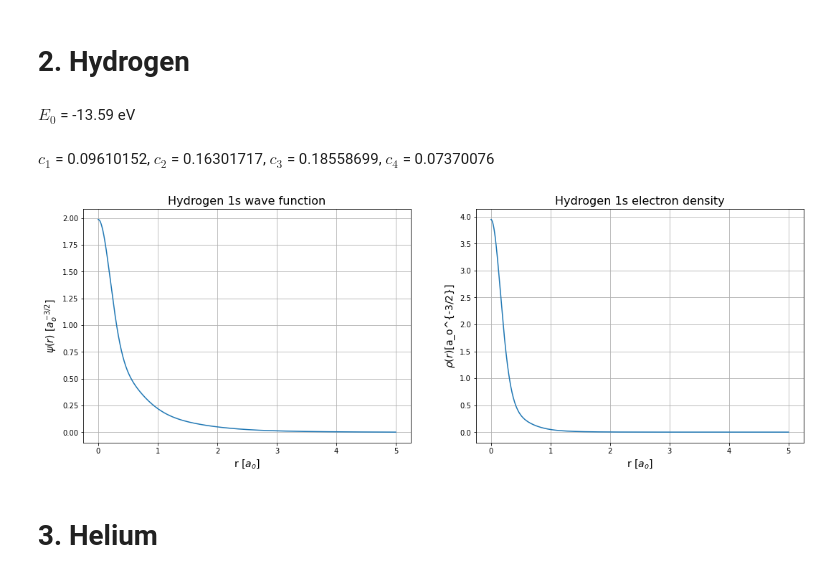
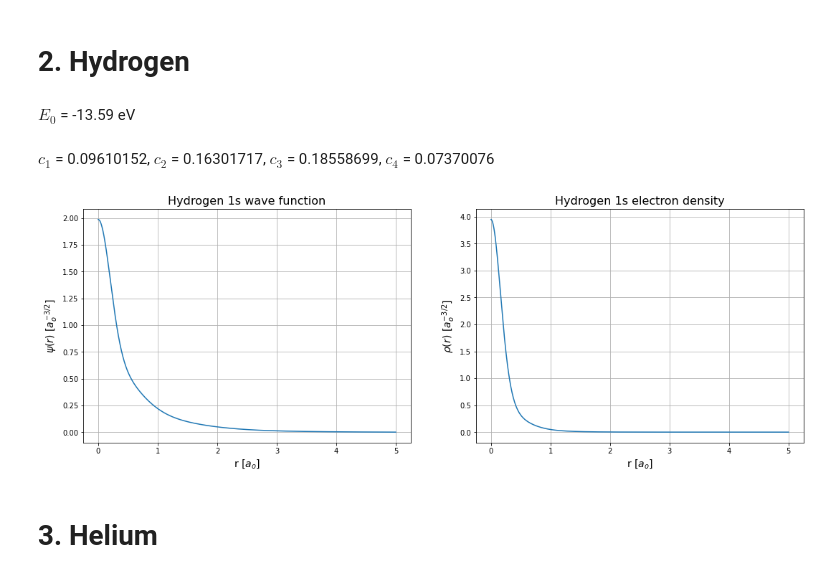
Before and after one commit to muuusso/advanced-computational-physics, a Jupyter notebook: hartree-fock/HF.ipynb, the cells around one changed output. Cells and saved outputs as stored; diff of their text form; code cells hidden in the pictures.

```diff
--- a/hartree-fock/HF.ipynb
+++ b/hartree-fock/HF.ipynb
@@ -61,35 +61,35 @@ wf_H = np.zeros(1000)
 for q in range(4):
     wf_H += g_norm(q) * np.exp(-alpha_H[q] * rgrid**2) * C[q, 0]
 
 wf_H = wf_H / np.sqrt(simpson(wf_H**2, rgrid))
 C[:, 0] = C[:, 0] / np.sqrt(simpson(wf_H**2, rgrid))
 
 plt.figure(figsize=(18, 6))
 
 plt.subplot(121)
 plt.xlabel('r [$a_o$]', fontsize=14)
 plt.ylabel('$\\psi(r)$ [$a_o^{-3/2}$]', fontsize=14)
 plt.title(f'Hydrogen 1s wave function', fontsize=16)
 plt.plot(rgrid, -wf_H)
 plt.grid()
 
 display(Latex(f'$E_0$ = {np.real(E)[0]*Eh:.2f} eV'))
 display(Latex(', '.join([f'$c_{{{i+1}}}$ = {-C[i, 0]:.8f}' for i in range(4)])))
 
 plt.subplot(122)
 plt.plot(rgrid, wf_H**2)
 plt.xlabel('r [$a_o$]', fontsize=14)
-plt.ylabel('$\\rho(r) [$a_o^{-3/2}$]$', fontsize=14)
+plt.ylabel('$\\rho(r)$ [$a_o^{-3/2}$]', fontsize=14)
 plt.title(f'Hydrogen 1s electron density', fontsize=16)
 plt.grid()
 pdf.savefig()
 plt.show()
 
 pdf.close()
 # %% [output]
 $E_0$ = -13.59 eV
 $c_{1}$ = 0.09610152, $c_{2}$ = 0.16301717, $c_{3}$ = 0.18558699, $c_{4}$ = 0.07370076
-[figure, old version]
+[figure, new version]
 # %% [markdown]
 # 3. Helium
 # %%
```
Also changed, not shown: parts of 2 cells of this notebook, 9 other files.
